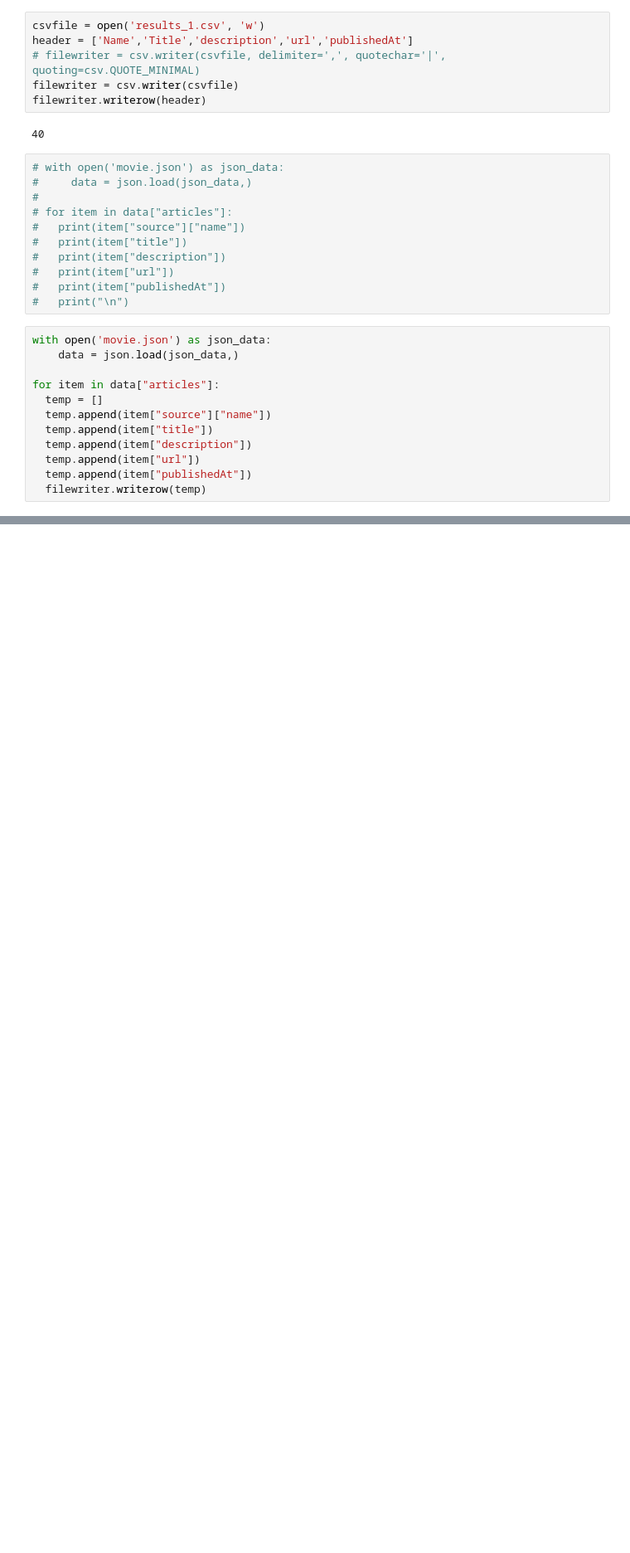
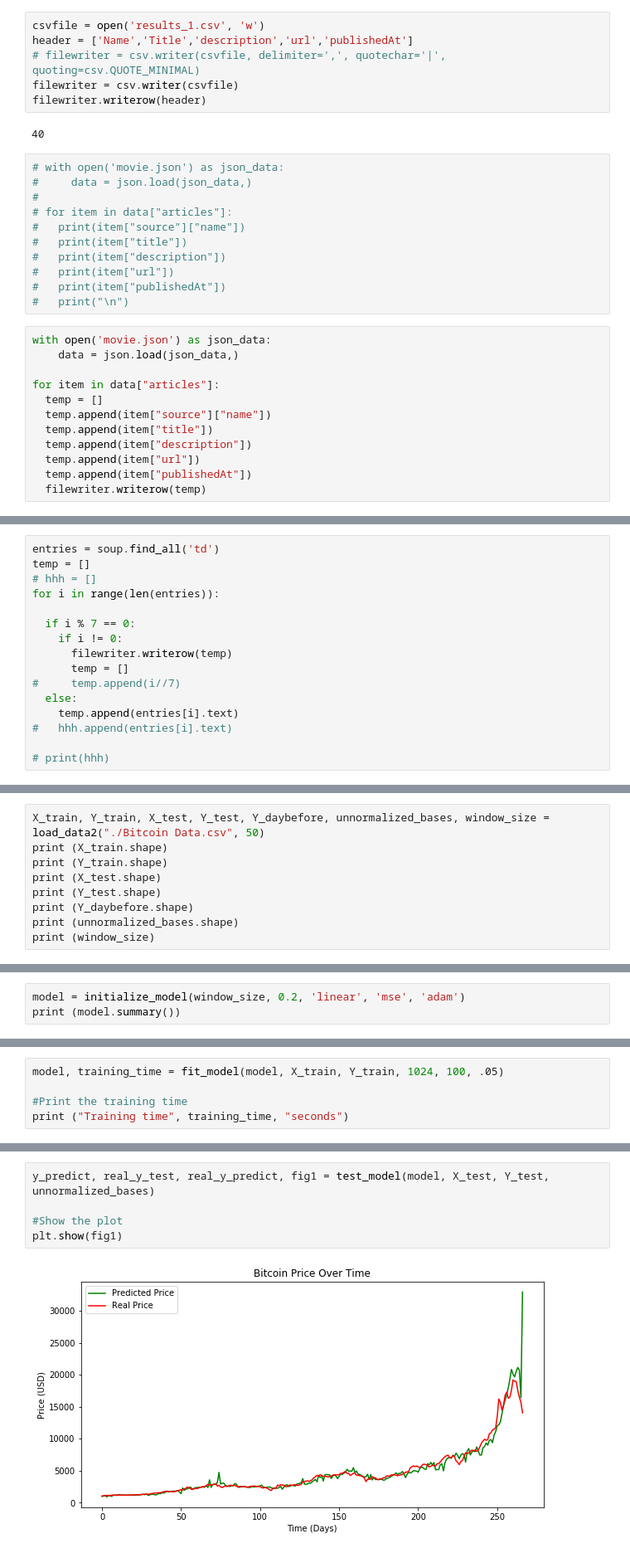
Before and after one commit to cocoluk/AMLI_FinalProject, a Jupyter notebook: Lu's notebook.ipynb, the cells around one changed output, grey strips where cells are left out. Shown: that part at 83% size. Drawn from its saved outputs; the diff is of its cells as text; blank space fills up the shorter version.

Commit message:
Google News data, Bitcoin data, and an existing model

```diff
--- a/Lu's notebook.ipynb
+++ b/Lu's notebook.ipynb
@@ -55,0 +96,16 @@ for item in data["articles"]:
+# %%
+entries = soup.find_all('td')
+temp = []
+# hhh = []
+for i in range(len(entries)):
+
+  if i % 7 == 0:
+    if i != 0:
+      filewriter.writerow(temp)
+      temp = []
+#     temp.append(i//7)
+  else:
+    temp.append(entries[i].text)
+#   hhh.append(entries[i].text)
+
+# print(hhh)
@@ -55,0 +561,9 @@ for item in data["articles"]:
+# %%
+X_train, Y_train, X_test, Y_test, Y_daybefore, unnormalized_bases, window_size = load_data2("./Bitcoin Data.csv", 50)
+print (X_train.shape)
+print (Y_train.shape)
+print (X_test.shape)
+print (Y_test.shape)
+print (Y_daybefore.shape)
+print (unnormalized_bases.shape)
+print (window_size)
@@ -55,0 +580,3 @@ for item in data["articles"]:
+# %%
+model = initialize_model(window_size, 0.2, 'linear', 'mse', 'adam')
+print (model.summary())
@@ -55,0 +603,5 @@ for item in data["articles"]:
+# %%
+model, training_time = fit_model(model, X_train, Y_train, 1024, 100, .05)
+
+#Print the training time
+print ("Training time", training_time, "seconds")
@@ -55,0 +626,7 @@ for item in data["articles"]:
+# %%
+y_predict, real_y_test, real_y_predict, fig1 = test_model(model, X_test, Y_test, unnormalized_bases)
+
+#Show the plot
+plt.show(fig1)
+# %% [output]
+[figure, added]
```
Also changed, not shown: parts of 42 cells of this notebook.
